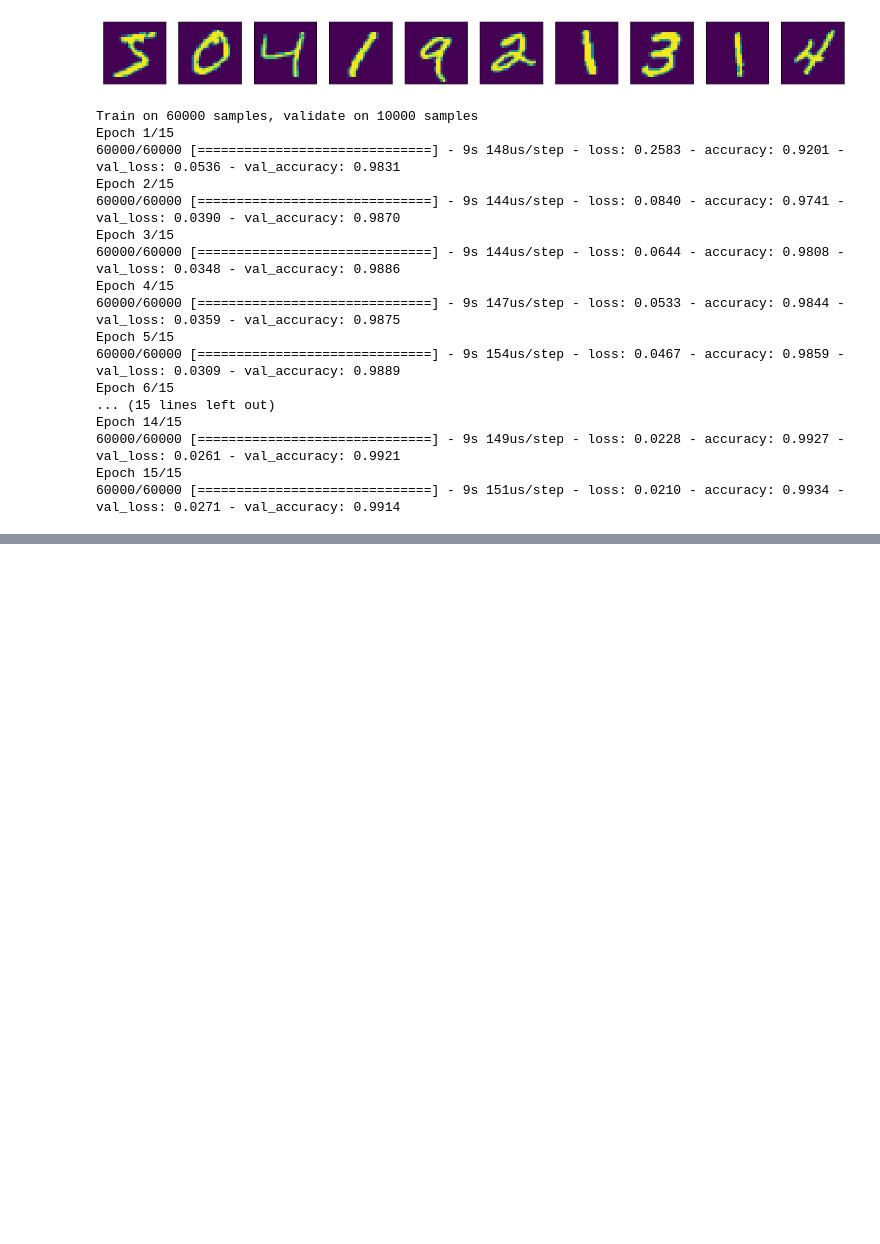
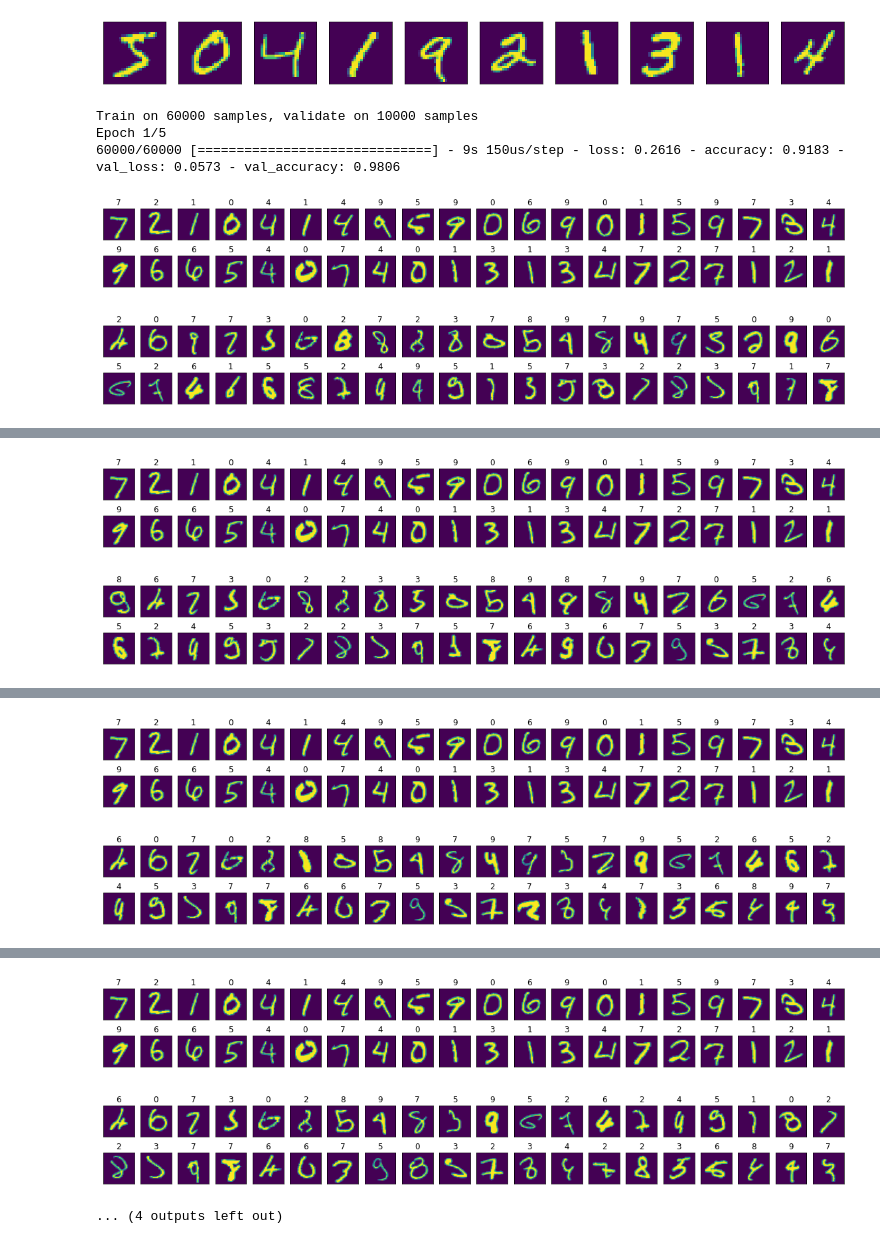
Before and after one commit to xszym/Machine_learning_projects, a Jupyter notebook: MNIST_Sequential_model.ipynb, the cells around one changed output, grey strips where cells are left out. Saved outputs shown, nothing was run; the diff lists cells and outputs as text; code cells hidden in the pictures; blank space fills up the shorter version.

Commit message:
Display correct and incorrect predictions after each epoch

```diff
--- a/MNIST_Sequential_model.ipynb
+++ b/MNIST_Sequential_model.ipynb
@@ -57,20 +121,14 @@ model.compile(loss=categorical_crossentropy, optimizer=Adadelta(), metrics=['acc
 # %%
-model.fit(x_train, y_train, batch_size=128, epochs=15, validation_data=(x_test, y_test))
+model.fit(x_train,
+            y_train,
+            batch_size=128,
+            epochs=5,
+            validation_data=(x_test, y_test),
+            callbacks=[DisplayingDataCallback()],
+         )
 # %% [output]
 Train on 60000 samples, validate on 10000 samples
-Epoch 1/15
-60000/60000 [==============================] - 9s 148us/step - loss: 0.2583 - accuracy: 0.9201 - val_loss: 0.0536 - val_accuracy: 0.9831
-Epoch 2/15
-60000/60000 [==============================] - 9s 144us/step - loss: 0.0840 - accuracy: 0.9741 - val_loss: 0.0390 - val_accuracy: 0.9870
-Epoch 3/15
-60000/60000 [==============================] - 9s 144us/step - loss: 0.0644 - accuracy: 0.9808 - val_loss: 0.0348 - val_accuracy: 0.9886
-Epoch 4/15
-60000/60000 [==============================] - 9s 147us/step - loss: 0.0533 - accuracy: 0.9844 - val_loss: 0.0359 - val_accuracy: 0.9875
-Epoch 5/15
-60000/60000 [==============================] - 9s 154us/step - loss: 0.0467 - accuracy: 0.9859 - val_loss: 0.0309 - val_accuracy: 0.9889
-Epoch 6/15
-... (15 lines left out)
-Epoch 14/15
-60000/60000 [==============================] - 9s 149us/step - loss: 0.0228 - accuracy: 0.9927 - val_loss: 0.0261 - val_accuracy: 0.9921
-Epoch 15/15
-60000/60000 [==============================] - 9s 151us/step - loss: 0.0210 - accuracy: 0.9934 - val_loss: 0.0271 - val_accuracy: 0.9914
+Epoch 1/5
+60000/60000 [==============================] - 9s 150us/step - loss: 0.2616 - accuracy: 0.9183 - val_loss: 0.0573 - val_accuracy: 0.9806
+[figure, added]
+[figure, added]
@@ -77,0 +137,2 @@ Epoch 15/15
+[figure, added]
+[figure, added]
@@ -77,0 +141,2 @@ Epoch 15/15
+[figure, added]
+[figure, added]
@@ -78,3 +145,6 @@ Epoch 15/15
+[figure, added]
+[figure, added]
+... (4 outputs left out)
 # %%
 score = model.evaluate(x_test, y_test)
 print("Loss: %s Acc: %s" % (score[0], score[1]))
```
Also changed, not shown: parts of 13 cells of this notebook.
